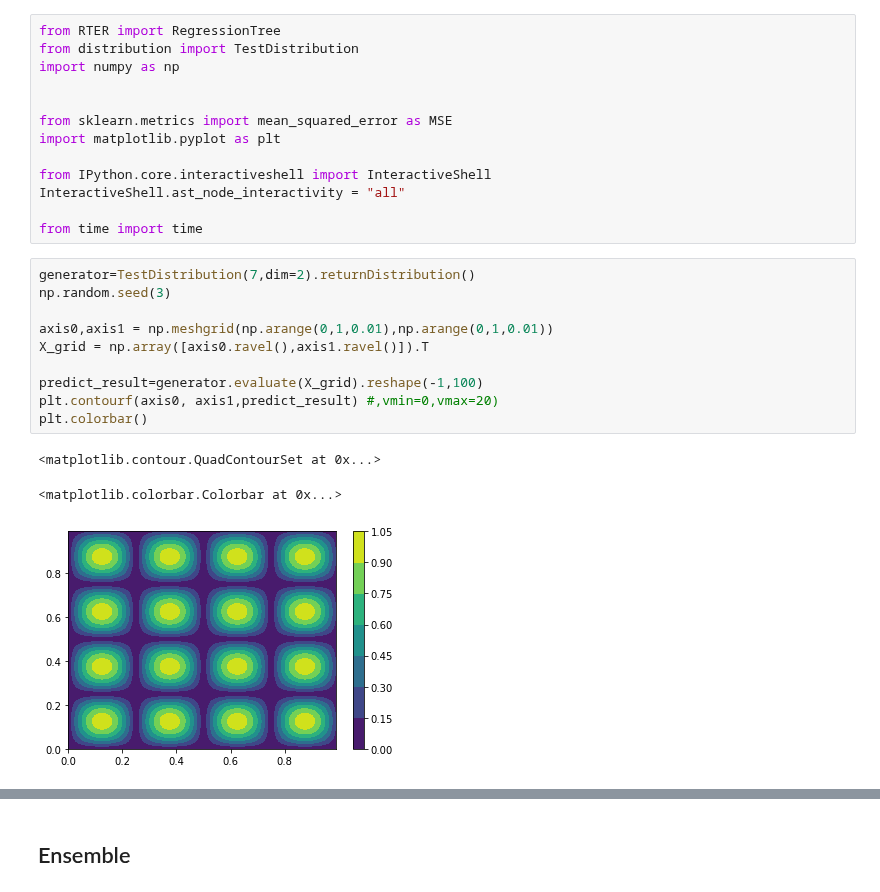
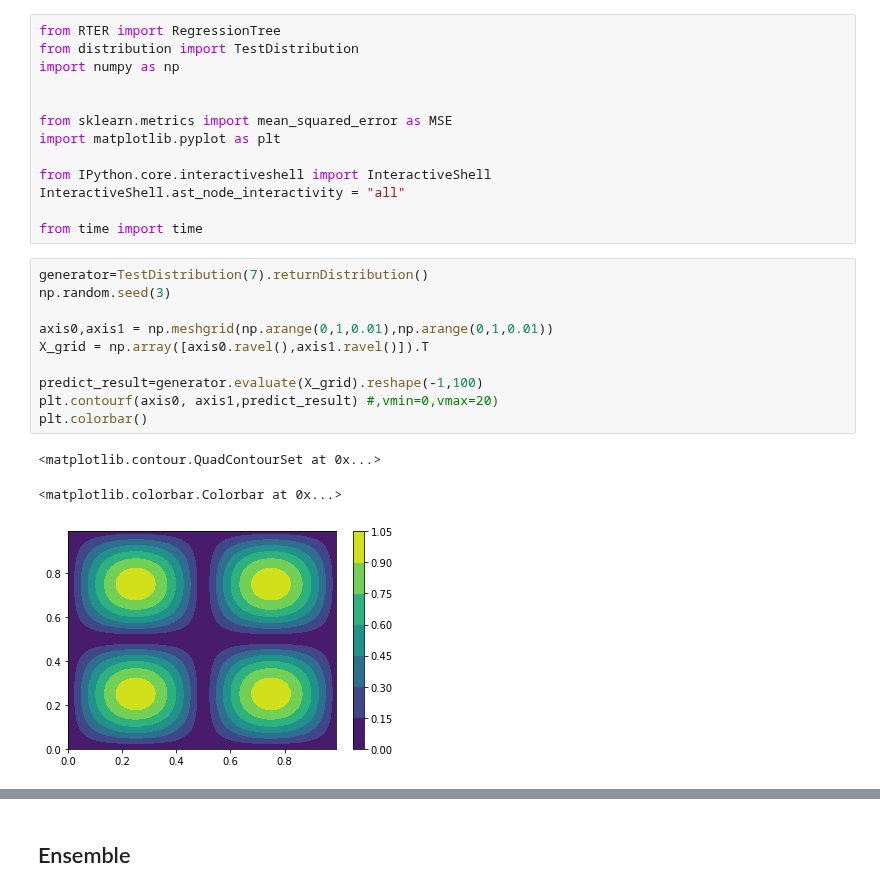
Before and after one commit to Karlmyh/RTER, a Jupyter notebook: test.ipynb, the cells around one changed output, grey strips where cells are left out. Saved outputs shown, nothing was run; the diff lists cells and outputs as text.

```diff
--- a/test.ipynb
+++ b/test.ipynb
@@ -67,17 +67,17 @@ InteractiveShell.ast_node_interactivity = "all"
 
 from time import time
 # %%
-generator=TestDistribution(7,dim=2).returnDistribution()
+generator=TestDistribution(7).returnDistribution()
 np.random.seed(3)
 
 axis0,axis1 = np.meshgrid(np.arange(0,1,0.01),np.arange(0,1,0.01))
 X_grid = np.array([axis0.ravel(),axis1.ravel()]).T
 
 predict_result=generator.evaluate(X_grid).reshape(-1,100)
 plt.contourf(axis0, axis1,predict_result) #,vmin=0,vmax=20)
 plt.colorbar()
 # %% [output]
 <matplotlib.contour.QuadContourSet at 0x...>
 <matplotlib.colorbar.Colorbar at 0x...>
-[figure, old version]
+[figure, new version]
 # %%
```
Also changed, not shown: parts of 18 cells of this notebook, 17 other files.
